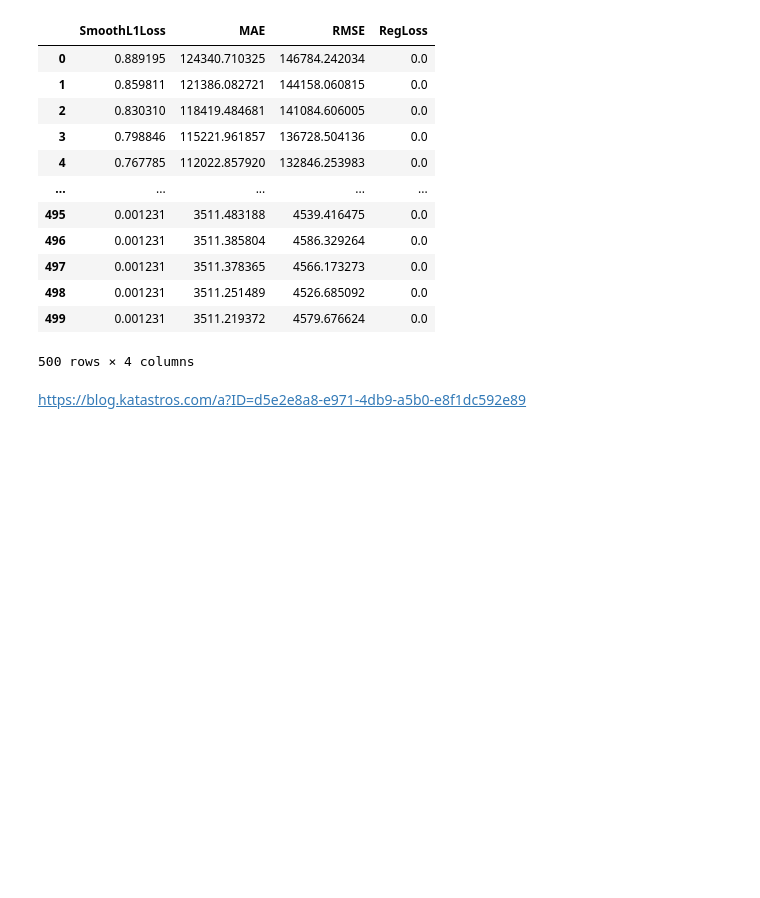
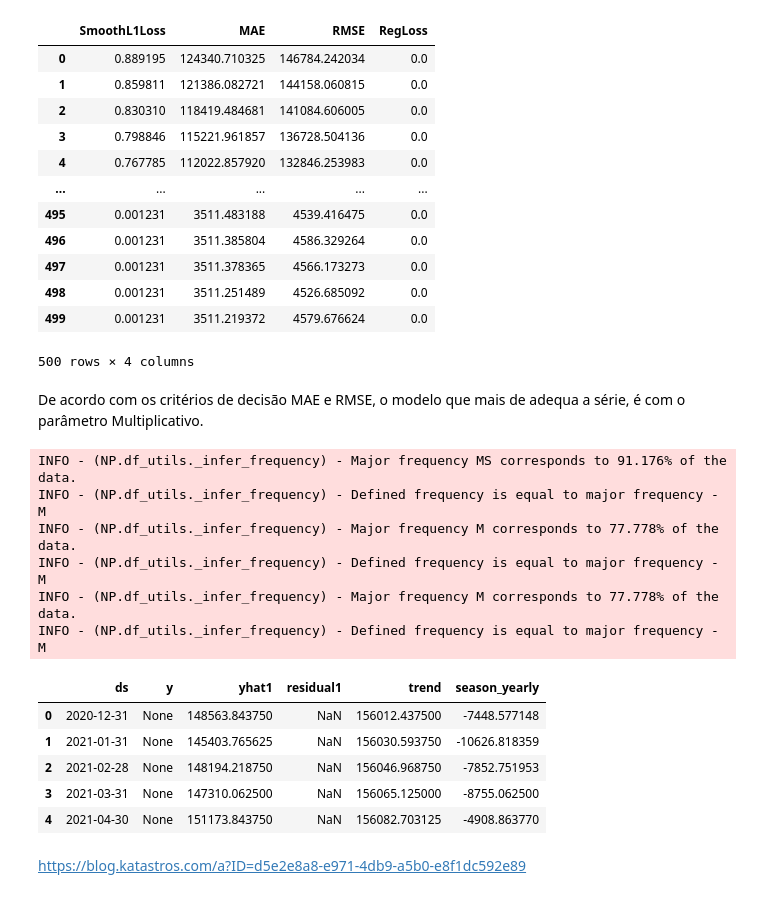
Before and after one commit to nicolycosta/RedesNeurais-SeriesTemporais, a Jupyter notebook: RNIPCA.ipynb, the cells around one changed output. Saved outputs shown, nothing was run; the diff lists cells and outputs as text; code cells hidden in the pictures; blank space fills up the shorter version.

```diff
--- a/RNIPCA.ipynb
+++ b/RNIPCA.ipynb
@@ -192,5 +192,24 @@ INFO - (NP.forecaster._init_train_loader) - lr-range-test selected learning rate
 | 498 | 0.001231 | 3511.251489 | 4526.685092 | 0.0 |
 | 499 | 0.001231 | 3511.219372 | 4579.676624 | 0.0 |
 500 rows × 4 columns
+# %% [markdown]
+De acordo com os critérios de decisão MAE e RMSE, o modelo que mais de adequa a série, é com o parâmetro Multiplicativo.
+# %%
+pred = modeladd.make_future_dataframe(Train, periods = 9)
+forecast = modeladd.predict(pred)
+forecast.head()
+# %% [output]
+INFO - (NP.df_utils._infer_frequency) - Major frequency MS corresponds to 91.176% of the data.
+INFO - (NP.df_utils._infer_frequency) - Defined frequency is equal to major frequency - M
+INFO - (NP.df_utils._infer_frequency) - Major frequency M corresponds to 77.778% of the data.
+INFO - (NP.df_utils._infer_frequency) - Defined frequency is equal to major frequency - M
+INFO - (NP.df_utils._infer_frequency) - Major frequency M corresponds to 77.778% of the data.
+INFO - (NP.df_utils._infer_frequency) - Defined frequency is equal to major frequency - M
+|  | ds | y | yhat1 | residual1 | trend | season_yearly |
+| 0 | 2020-12-31 | None | 148563.843750 | NaN | 156012.437500 | -7448.577148 |
+| 1 | 2021-01-31 | None | 145403.765625 | NaN | 156030.593750 | -10626.818359 |
+| 2 | 2021-02-28 | None | 148194.218750 | NaN | 156046.968750 | -7852.751953 |
+| 3 | 2021-03-31 | None | 147310.062500 | NaN | 156065.125000 | -8755.062500 |
+| 4 | 2021-04-30 | None | 151173.843750 | NaN | 156082.703125 | -4908.863770 |
 # %% [markdown]
 https://blog.katastros.com/a?ID=d5e2e8a8-e971-4db9-a5b0-e8f1dc592e89
```
